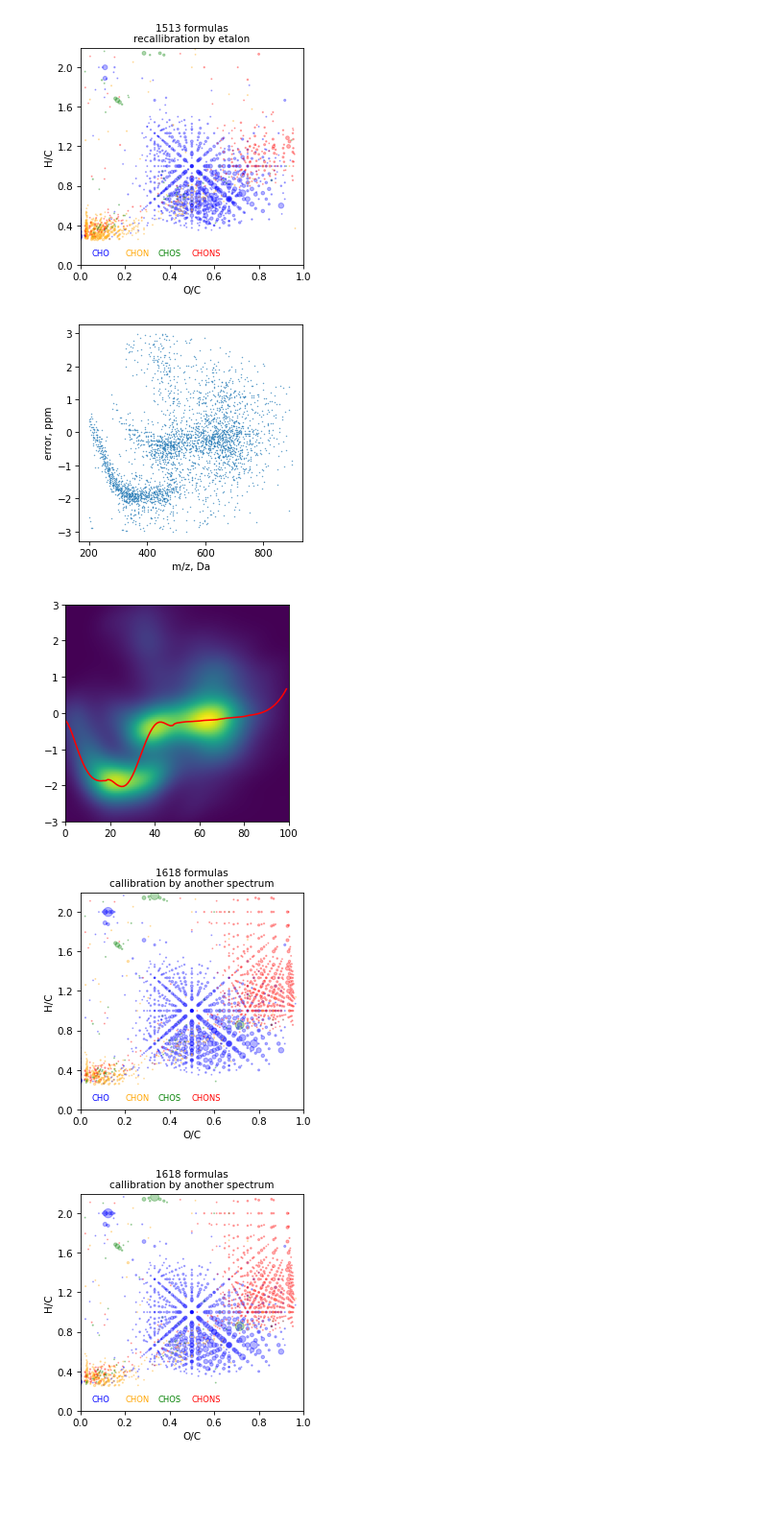
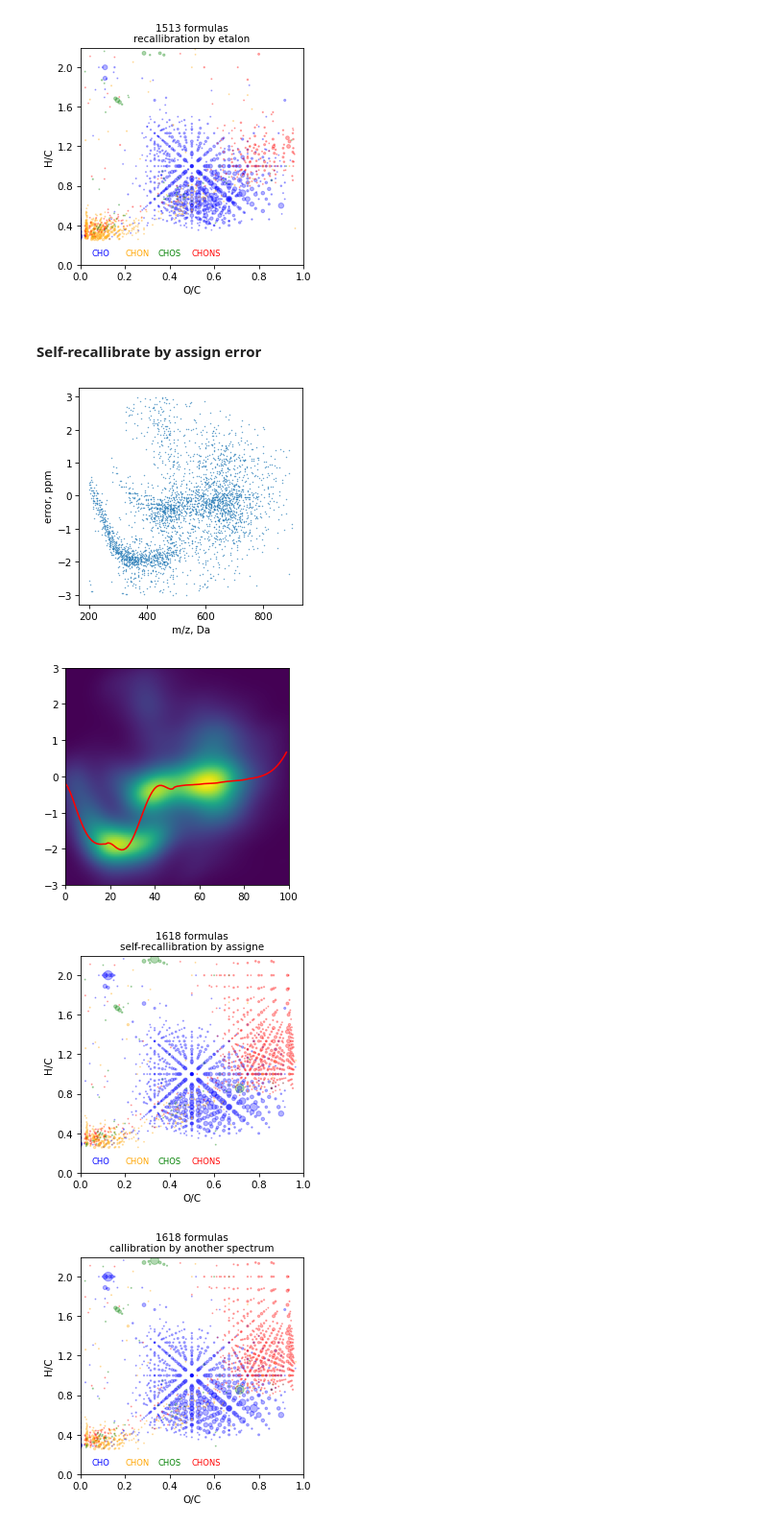
Before and after one commit to NOMspectra/NOMspectra, a Jupyter notebook: recallibration_example.ipynb, the cells around one changed output. Shown at 96% size. Drawn from its saved outputs; the diff is of its cells as text; code cells hidden in the pictures; blank space fills up the shorter version.

Commit message:
improve ErrorTable

```diff
--- a/recallibration_example.ipynb
+++ b/recallibration_example.ipynb
@@ -61,23 +69,25 @@ vk = VanKrevelen(spec.table, name='recallibration by etalon').draw_scatter()
 # %% [output]
 [figure]
 [figure]
+# %% [markdown]
+#### Self-recallibrate by assign error
 # %%
 spec = MassSpectrum().load(filename="data/bad_masslist.txt",
                             mapper={'m/z':'mass', 'Intensity':'I'},
                             take_columns=['mass','I'],
                             sep='\t',
                             treshold=50
                             )
 
-spec = spec.assign(rel_error=3)
+#Here we need to extend search range to estimate diaposaone of optimal assigment
 err = ErrorTable().assign_error(spec)
 spec = spec.recallibrate(err)
 spec = spec.assign()
-vk = VanKrevelen(spec.table, name='callibration by another spectrum').draw_scatter()
+vk = VanKrevelen(spec.table, name='self-recallibration by assigne').draw_scatter()
 # %% [output]
 [figure]
 [figure]
-[figure, old version]
+[figure, new version]
 # %%
 spec = MassSpectrum().load(filename="data/bad_masslist.txt",
                             mapper={'m/z':'mass', 'Intensity':'I'},
```
Also changed, not shown: parts of 13 cells of this notebook, 1 other file.
